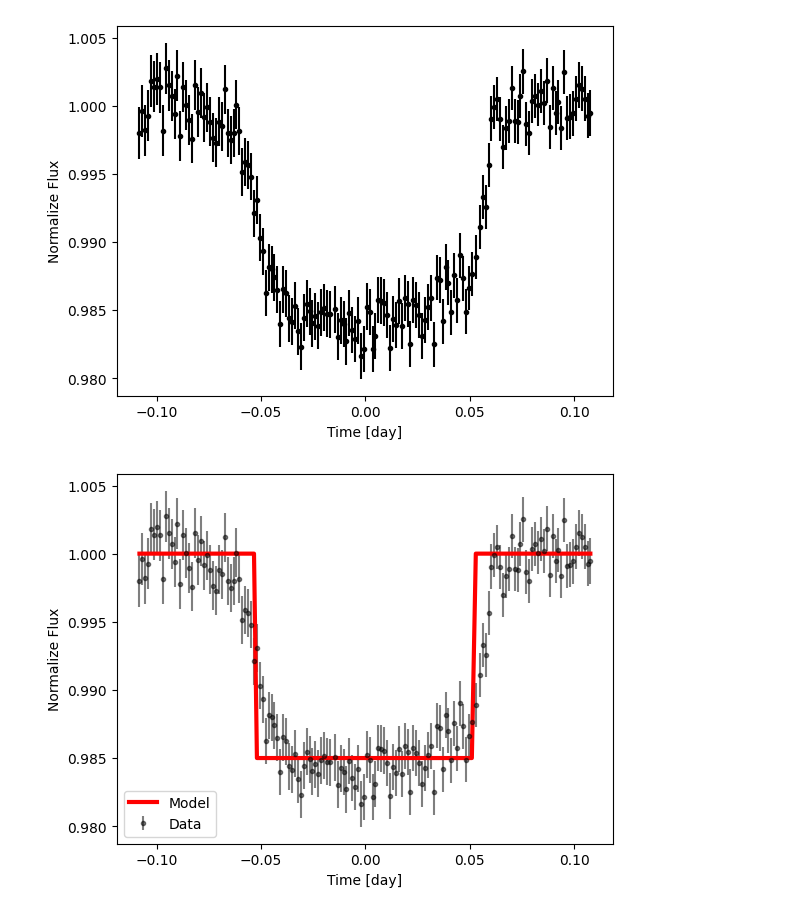
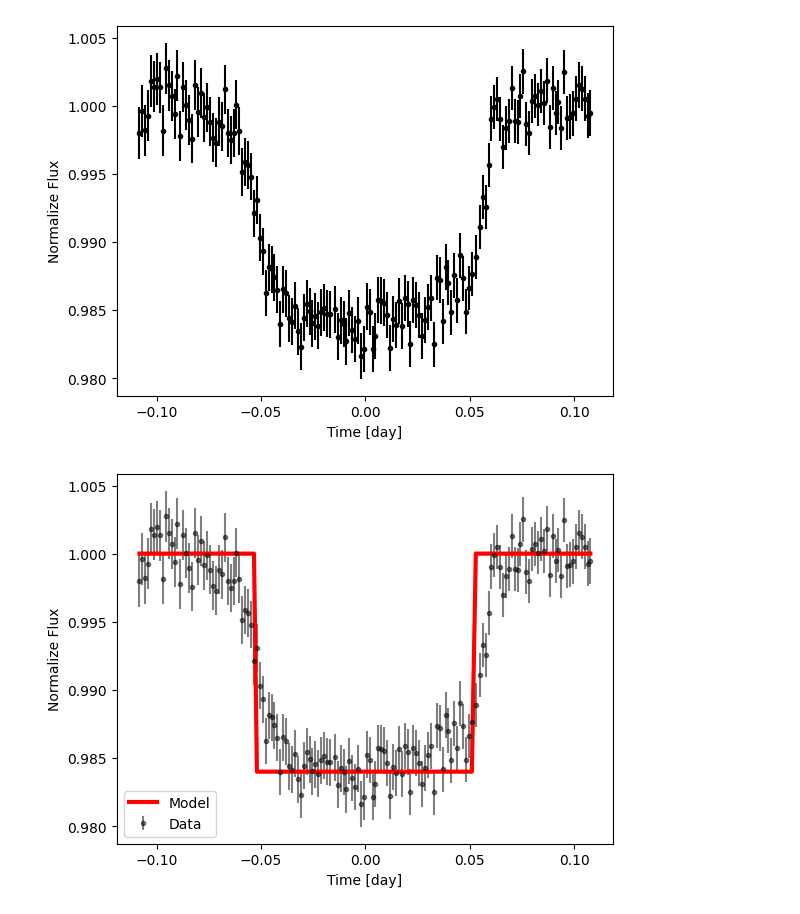
Before and after one commit to kAi3345/Astron, a Jupyter notebook: exoplanet/Exoplanet.ipynb, the cells around one changed output. Drawn from its saved outputs; the diff is of its cells as text; code cells hidden in the pictures.

```diff
--- a/exoplanet/Exoplanet.ipynb
+++ b/exoplanet/Exoplanet.ipynb
@@ -32,12 +32,12 @@ def box_model(t, center_time, duration, depth, delta_flux):
   f[ind] = 1.0 + delta_flux
   return(f)                   # return the model
 # %%
-center_time, duration, depth, delta_flux = 0.0, 0.105, 0.015, 0.0                   # set these value to produce the roughly best fit model according to graph
+center_time, duration, depth, delta_flux = 0.0, 0.105, 0.016, 0.0                   # set these value to produce the roughly best fit model according to graph
 model = box_model(time, center_time, duration, depth, delta_flux)                   # produce the box model using the function defined previously
 plt.errorbar(time, flux, yerr=err, marker=".", color="black", linestyle="none", alpha=0.5, label="Data")     # plot the data
 plt.plot(time, model, color="red", linewidth=3.0, label="Model")                # plot the model
 plt.xlabel("Time [day]")
 plt.ylabel("Normalize Flux")
 plt.legend();
 # %% [output]
-[figure, old version]
+[figure, new version]
```
Also changed, not shown: parts of 1 cell of this notebook.
